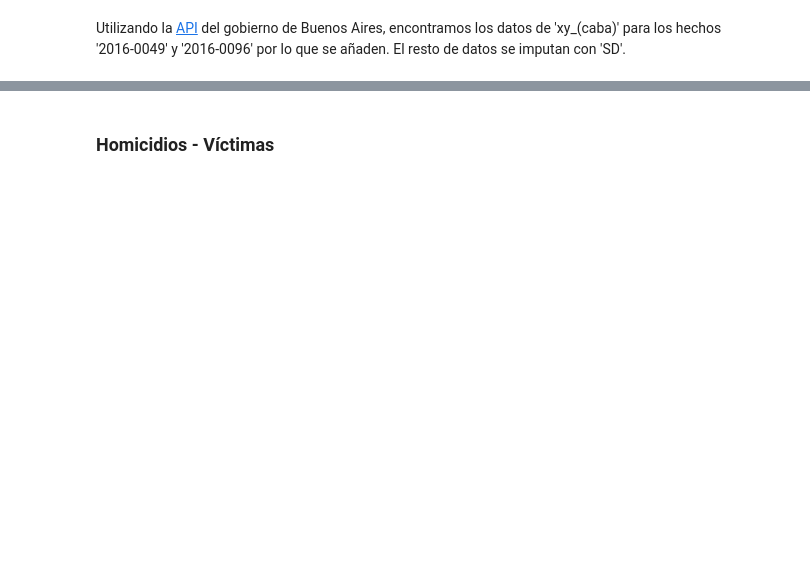
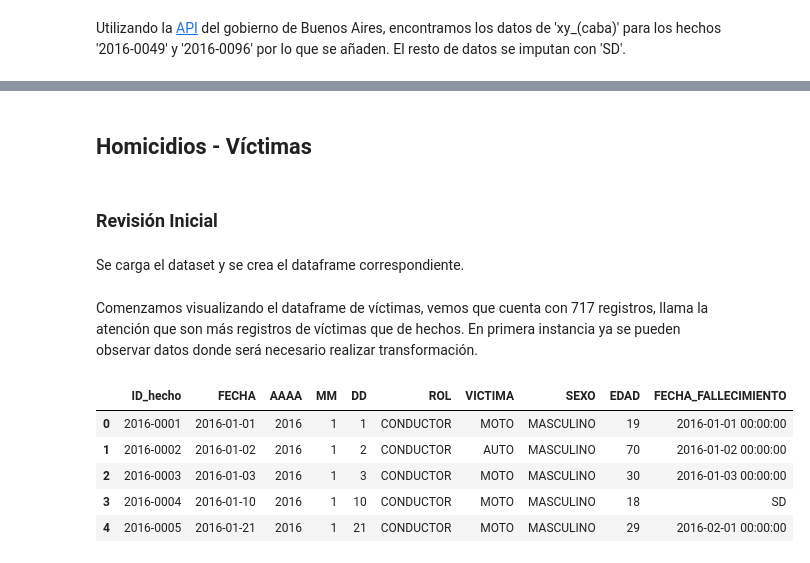
Before and after one commit to JBSosa/DA_Siniestros, a Jupyter notebook: Notebooks/EDA.ipynb, the cells around one changed output, grey strips where cells are left out. Drawn from its saved outputs; the diff is of its cells as text; code cells hidden in the pictures; blank space fills up the shorter version.

```diff
--- a/Notebooks/EDA.ipynb
+++ b/Notebooks/EDA.ipynb
@@ -454,4 +495,8 @@ homicidiosHechosDf[homicidiosHechosDf['pos_x'] == 'SD']
 | 559 | 2020-0039 | 1 | 2020-09-01 | 2020 | 9 | 1 | 19:17:42 | 19 | MURGUIONDO 2700 | ... |
 | 621 | 2021-0023 | 1 | 2021-03-01 | 2021 | 3 | 1 | 09:20:00 | 9 | AU BUENOS AIRES LA PLATA KM 4,5 | ... |
 # %% [markdown]
-<h3>Homicidios - Víctimas
+<h2>Homicidios - Víctimas
+# %% [markdown]
+<h3>Revisión Inicial
+# %% [markdown]
+Se carga el dataset y se crea el dataframe correspondiente.
@@ -457,0 +508,11 @@ homicidiosHechosDf[homicidiosHechosDf['pos_x'] == 'SD']
+# %% [markdown]
+Comenzamos visualizando el dataframe de víctimas, vemos que cuenta con 717 registros, llama la atención que son más registros de víctimas que de hechos. En primera instancia ya se pueden observar datos donde será necesario realizar transformación.
+# %%
+homicidiosVictimasDf.head()
+# %% [output]
+|  | ID_hecho | FECHA | AAAA | MM | DD | ROL | VICTIMA | SEXO | EDAD | FECHA_FALLECIMIENTO |
+| 0 | 2016-0001 | 2016-01-01 | 2016 | 1 | 1 | CONDUCTOR | MOTO | MASCULINO | 19 | 2016-01-01 00:00:00 |
+| 1 | 2016-0002 | 2016-01-02 | 2016 | 1 | 2 | CONDUCTOR | AUTO | MASCULINO | 70 | 2016-01-02 00:00:00 |
+| 2 | 2016-0003 | 2016-01-03 | 2016 | 1 | 3 | CONDUCTOR | MOTO | MASCULINO | 30 | 2016-01-03 00:00:00 |
+| 3 | 2016-0004 | 2016-01-10 | 2016 | 1 | 10 | CONDUCTOR | MOTO | MASCULINO | 18 | SD |
+| 4 | 2016-0005 | 2016-01-21 | 2016 | 1 | 21 | CONDUCTOR | MOTO | MASCULINO | 29 | 2016-02-01 00:00:00 |
```
Also changed, not shown: parts of 65 cells of this notebook, 1 other file.
